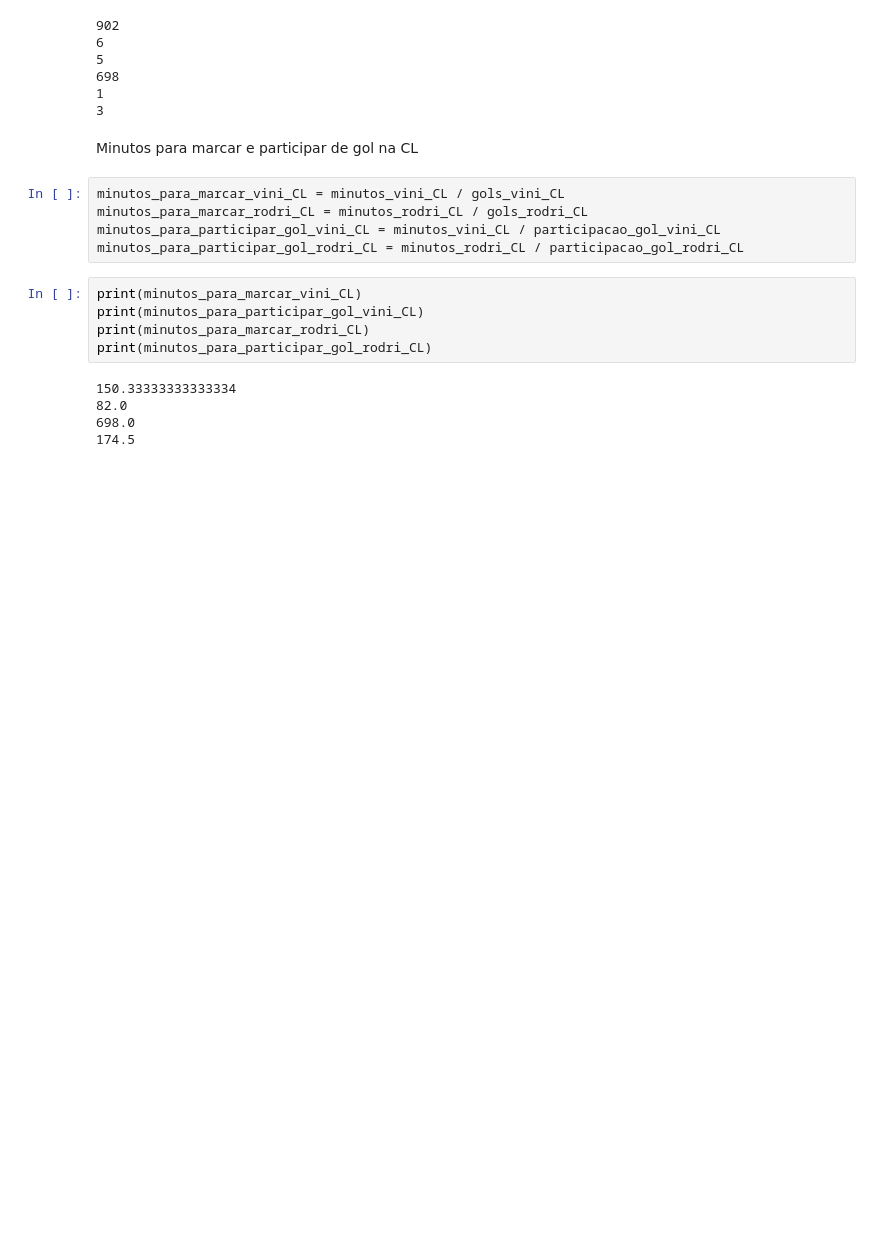
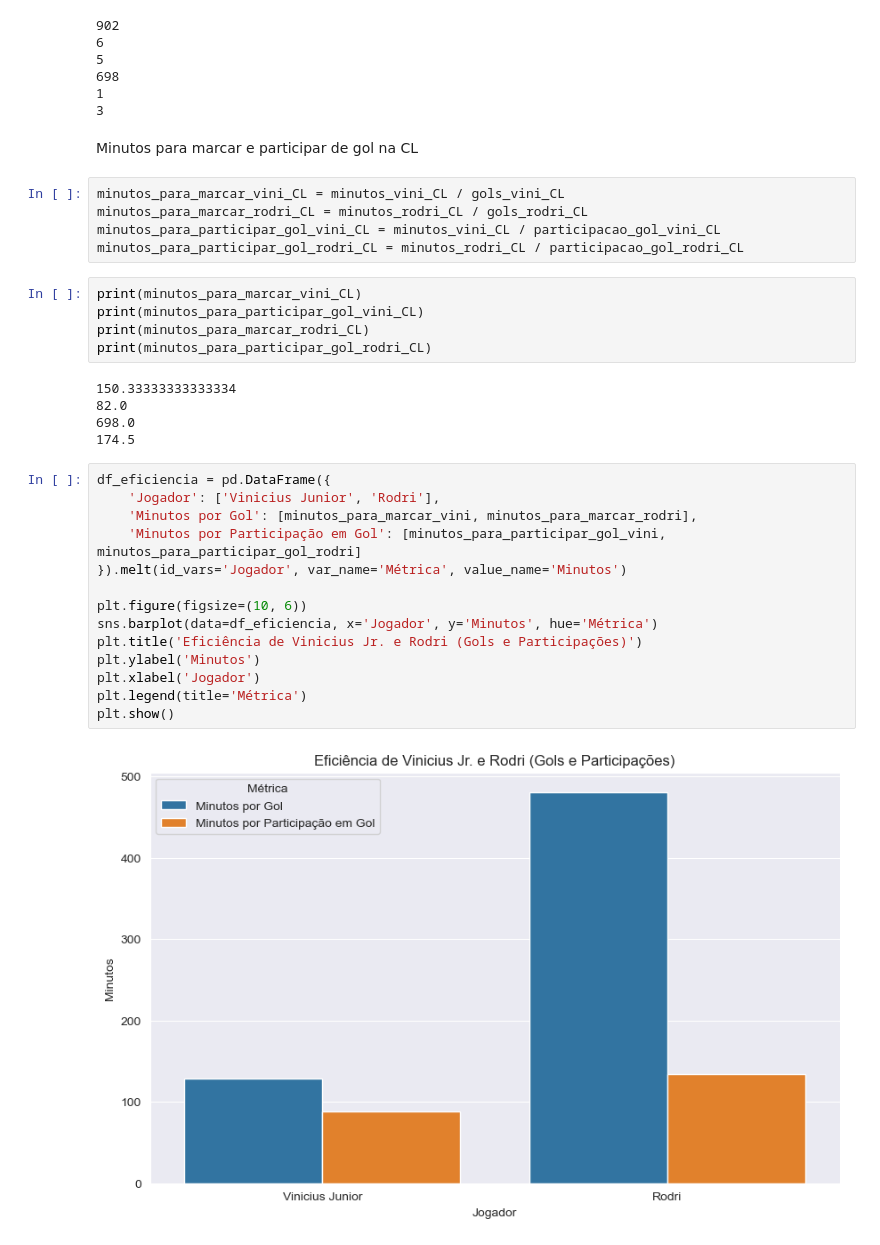
Before and after one commit to felipsants/trabalho-final-org_dados, a Jupyter notebook: datasets/EDA.ipynb, the cells around one changed output. Cells and saved outputs as stored; diff of their text form; blank space fills up the shorter version.

```diff
--- a/datasets/EDA.ipynb
+++ b/datasets/EDA.ipynb
@@ -395,3 +393,19 @@ print(minutos_para_participar_gol_rodri_CL)
 82.0
 698.0
 174.5
+# %%
+df_eficiencia = pd.DataFrame({
+    'Jogador': ['Vinicius Junior', 'Rodri'],
+    'Minutos por Gol': [minutos_para_marcar_vini, minutos_para_marcar_rodri],
+    'Minutos por Participação em Gol': [minutos_para_participar_gol_vini, minutos_para_participar_gol_rodri]
+}).melt(id_vars='Jogador', var_name='Métrica', value_name='Minutos')
+
+plt.figure(figsize=(10, 6))
+sns.barplot(data=df_eficiencia, x='Jogador', y='Minutos', hue='Métrica')
+plt.title('Eficiência de Vinicius Jr. e Rodri (Gols e Participações)')
+plt.ylabel('Minutos')
+plt.xlabel('Jogador')
+plt.legend(title='Métrica')
+plt.show()
+# %% [output]
+[figure, added]
```
Also changed, not shown: parts of 2 cells of this notebook.
